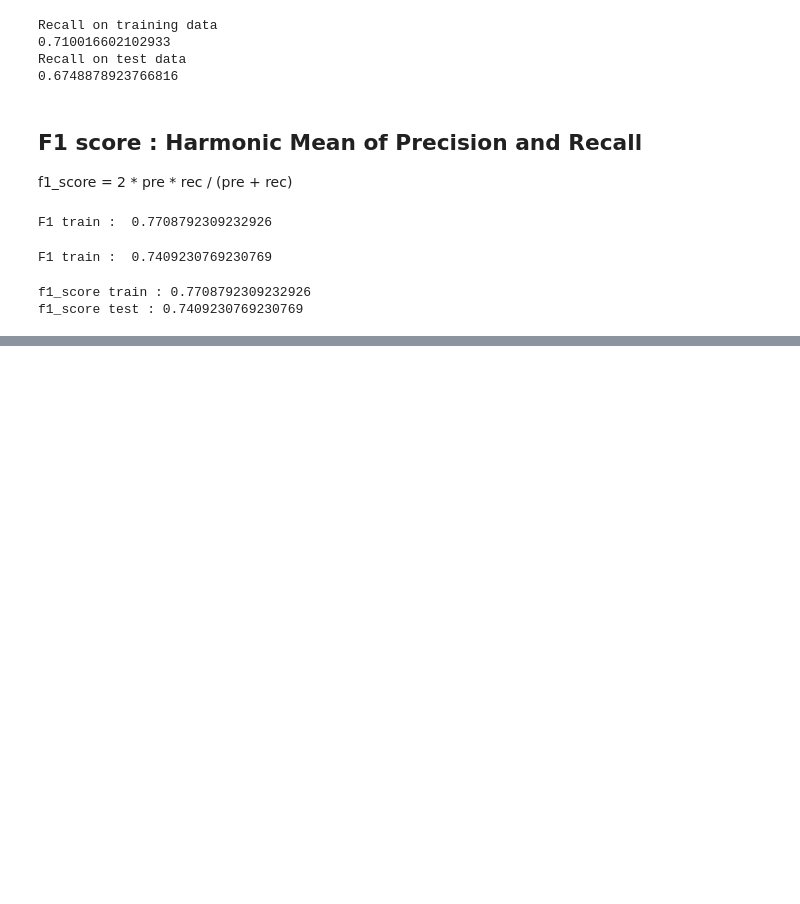
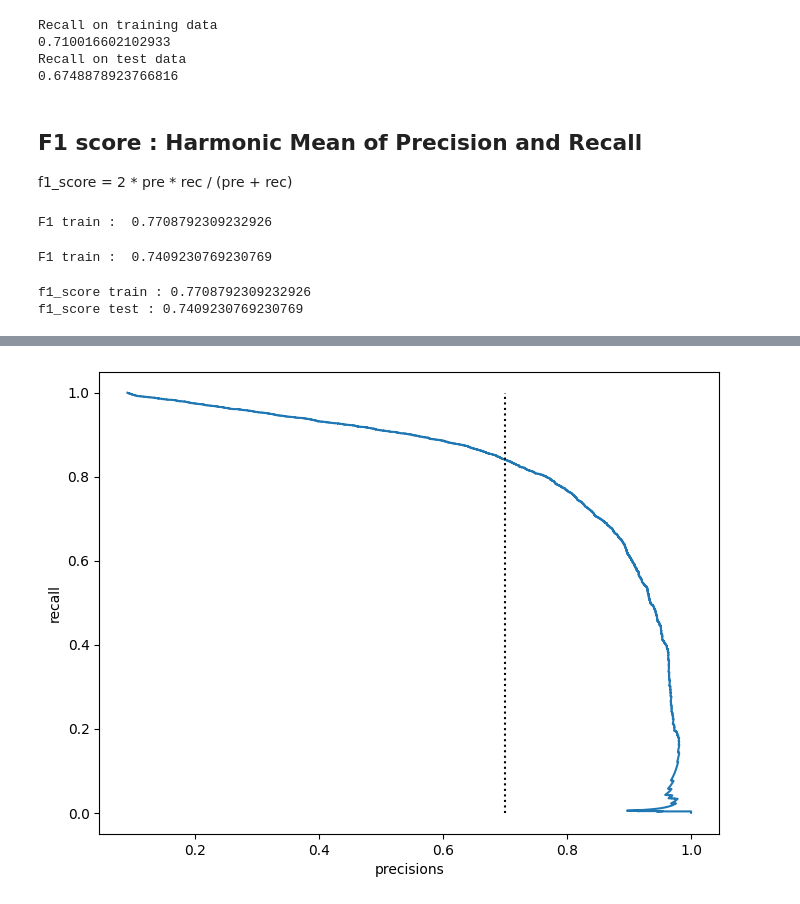
Before and after one commit to beercafeguy/PyMLLab, a Jupyter notebook: practice/HOML_Classification_MNIST.ipynb, the cells around one changed output, grey strips where cells are left out. Cells and saved outputs as stored; diff of their text form; code cells hidden in the pictures; blank space fills up the shorter version.

```diff
--- a/practice/HOML_Classification_MNIST.ipynb
+++ b/practice/HOML_Classification_MNIST.ipynb
@@ -228,0 +273,11 @@ f1_score test : 0.7409230769230769
+# %%
+def plot_precision_recall_curve(precisions, recalls):
+  plt.figure(figsize=(8,6))
+  plt.plot(precisions, recalls,)
+  plt.vlines(0.70, 0, 1.0, "k", "dotted", label="Precision")
+  plt.xlabel('precisions')
+  plt.ylabel('recall')
+# %%
+plot_precision_recall_curve(t_precisions, t_recalls)
+# %% [output]
+[figure, added]
```
Also changed, not shown: parts of 14 cells of this notebook.
